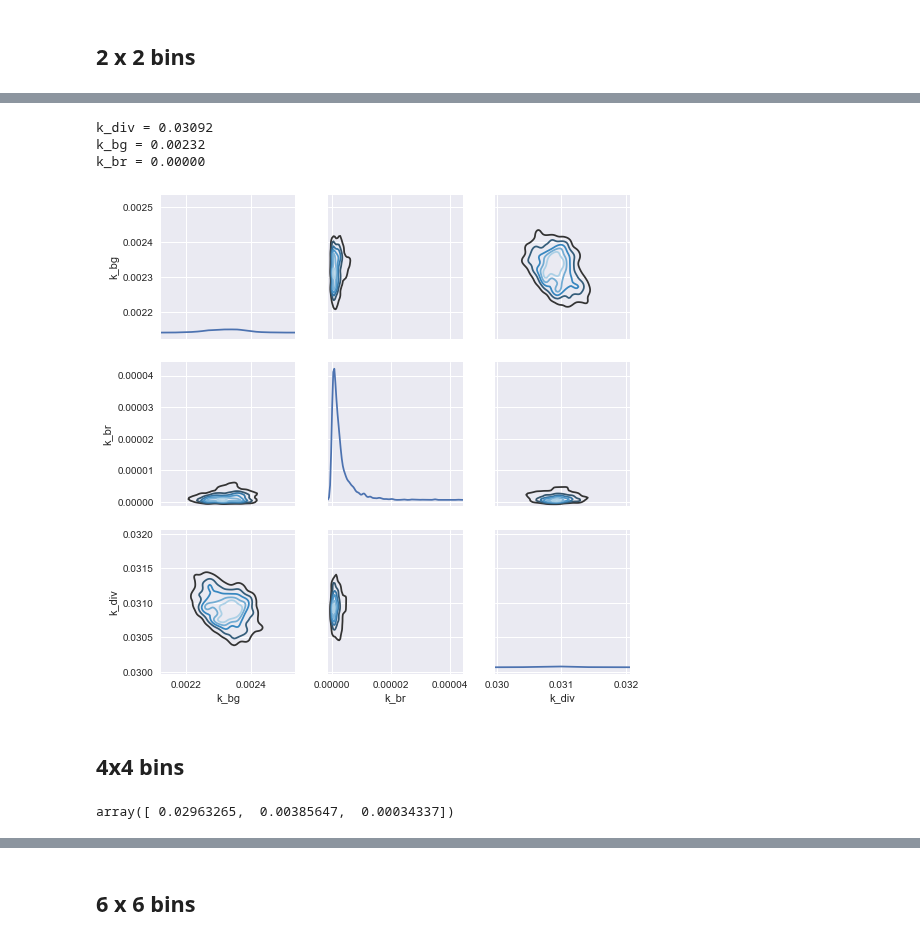
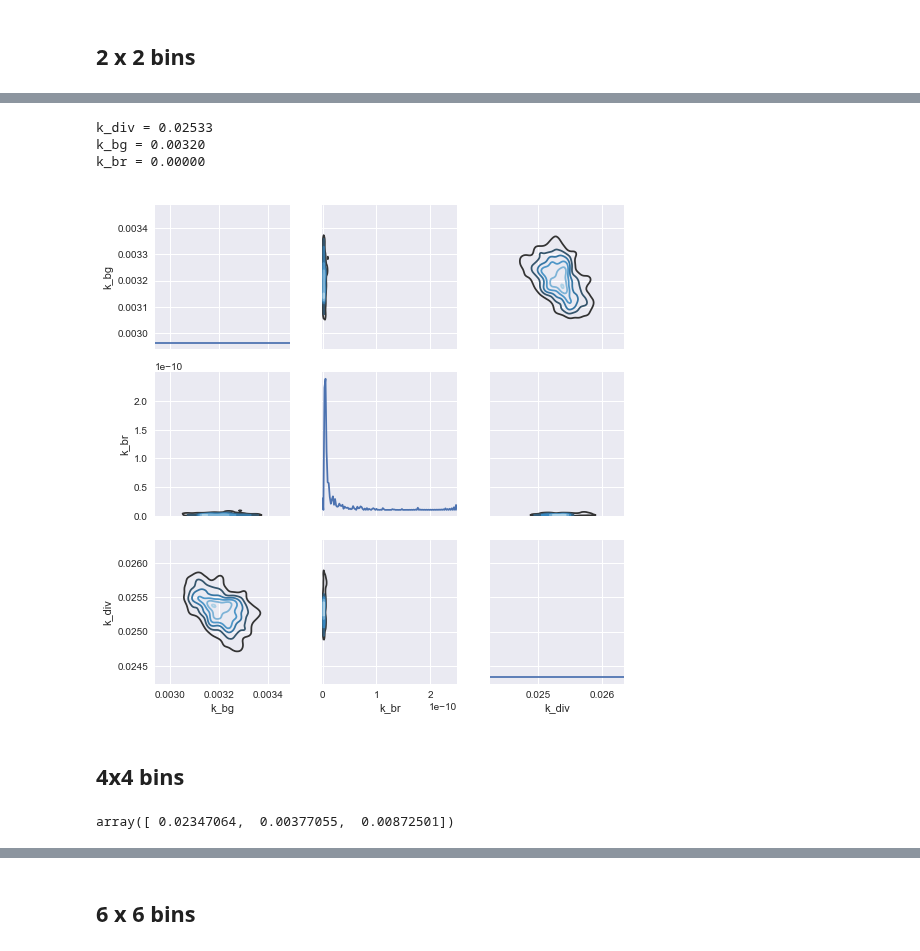
Before and after one commit to tessadgreen/cellfate, a Jupyter notebook: Inference.ipynb, the cells around one changed output, grey strips where cells are left out. Drawn from its saved outputs; the diff is of its cells as text; code cells hidden in the pictures.

```diff
--- a/Inference.ipynb
+++ b/Inference.ipynb
@@ -501,10 +501,10 @@ Done
 # %%
-k_2x2_uncoupled = plot_kdes(sampler, False, burntime=800)
+k_2x2_uncoupled = plot_kdes(sampler, False)
 # %% [output]
-k_div = 0.03092
-k_bg = 0.00232
+k_div = 0.02533
+k_bg = 0.00320
 k_br = 0.00000
-[figure, old version]
+[figure, new version]
 # %% [markdown]
 ## 4x4 bins
 # %%
@@ -512,12 +512,12 @@ k_br = 0.00000
 # Initial guess
 x0 = np.array([0.1, 0.1, 0.1])
 
-res = op.leastsq(model.residual, x0, args=(bin_4x4, -0.15, 0.1, False))
+res = op.leastsq(model.residual, x0, args=(bin_6x6, -0.15, 0.1, False))
 res[0]
 
 #res = op.least_squares(model.residual, x0, args=(bin_2x2, -0.15, 0.1, False), bounds=(0,np.inf), method='trf')
 #res.x
 # %% [output]
-array([ 0.02963265,  0.00385647,  0.00034337])
+array([ 0.02347064,  0.00377055,  0.00872501])
 # %%
 # Run the sampler.
```
Also changed, not shown: parts of 20 cells of this notebook, 4 other files.
